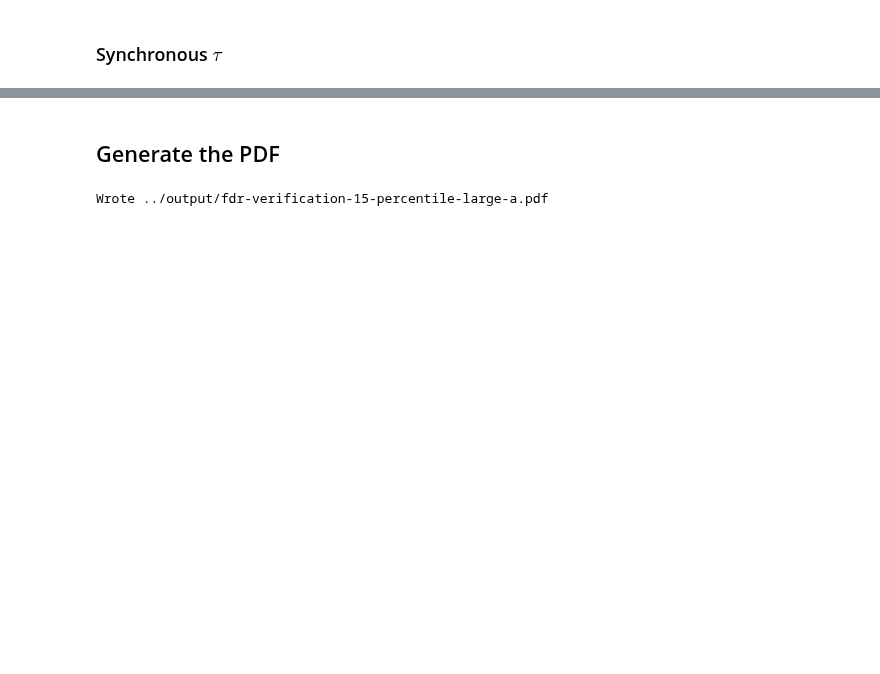
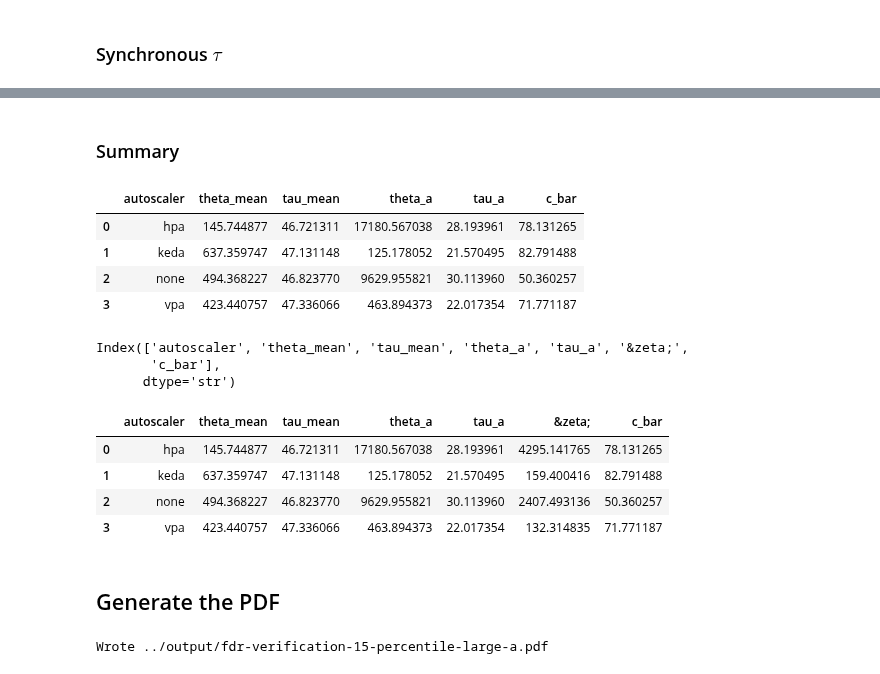
Before and after one commit to kasbench/kasbench-analysis, a Jupyter notebook: src/fdr.ipynb, the cells around one changed output, grey strips where cells are left out. Cells and saved outputs as stored; diff of their text form; code cells hidden in the pictures; blank space fills up the shorter version.

```diff
--- a/src/fdr.ipynb
+++ b/src/fdr.ipynb
@@ -557,0 +662,11 @@ params["tau_table_html"] = common.weighted_synchronous_tau_to_html(weighted_tau_
+# %%
+c_bar_df = common.calculate_c_metric(
+    s3_bucket,
+    RUN,
+    earliest_run_time,
+    latest_run_time,
+    TIME_SLICE_SECONDS,
+    TOTAL_CPU,
+    TOTAL_MEMORY,
+    ALPHA)
+c_bar_df
@@ -558,3 +679,53 @@ params["tau_table_html"] = common.weighted_synchronous_tau_to_html(weighted_tau_
+# %%
+params["cost_metrics_table_html"] = common.cost_metrics_df_to_html(c_bar_df)
+# %% [markdown]
+### Summary
+# %%
+
+w_theta_a = 0.25
+w_tau_a = 0.25
+w_theta_s = 0.25
+w_tau_s = 0.25
+
+summary_df = pd.concat(
+    [
+        weighted_theta_results["autoscaler"],
+        weighted_theta_results["theta_mean"],
+        weighted_tau_results["tau_mean"],
+        agg_df["theta_a"],
+        agg_df["tau_a"],
+        c_bar_df["c_bar"],
+    ],
+    axis=1,
+)
+
+display(summary_df)
+summary_df["&zeta;"] =  (
+        (w_theta_a * summary_df["theta_a"]) ** 4 +
+        (w_tau_a * summary_df["tau_a"]) ** 4 +
+        (w_theta_s * summary_df["theta_mean"]) ** 4 +
+        (w_tau_s * summary_df["tau_mean"]) ** 4
+    ) ** (0.25)
+
+summary_df = summary_df[["autoscaler", "theta_mean", "tau_mean", "theta_a", "tau_a", "&zeta;", "c_bar"]]
+
+params["summary_table_html"] = common.summary_df_to_html(summary_df)
+
+summary_df
+# %% [output]
+|  | autoscaler | theta_mean | tau_mean | theta_a | tau_a | c_bar |
+| 0 | hpa | 145.744877 | 46.721311 | 17180.567038 | 28.193961 | 78.131265 |
+| 1 | keda | 637.359747 | 47.131148 | 125.178052 | 21.570495 | 82.791488 |
+| 2 | none | 494.368227 | 46.823770 | 9629.955821 | 30.113960 | 50.360257 |
+| 3 | vpa | 423.440757 | 47.336066 | 463.894373 | 22.017354 | 71.771187 |
+Index(['autoscaler', 'theta_mean', 'tau_mean', 'theta_a', 'tau_a', '&zeta;',
+       'c_bar'],
+      dtype='str')
+|  | autoscaler | theta_mean | tau_mean | theta_a | tau_a | &zeta; | c_bar |
+| 0 | hpa | 145.744877 | 46.721311 | 17180.567038 | 28.193961 | 4295.141765 | 78.131265 |
+| 1 | keda | 637.359747 | 47.131148 | 125.178052 | 21.570495 | 159.400416 | 82.791488 |
+| 2 | none | 494.368227 | 46.823770 | 9629.955821 | 30.113960 | 2407.493136 | 50.360257 |
+| 3 | vpa | 423.440757 | 47.336066 | 463.894373 | 22.017354 | 132.314835 | 71.771187 |
 # %% [markdown]
 ## Generate the PDF
 # %%
```
Also changed, not shown: parts of 21 cells of this notebook, 3 other files.
